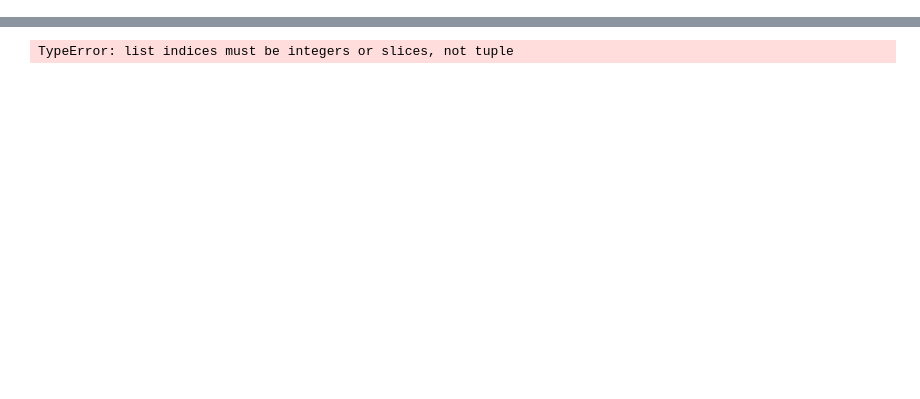
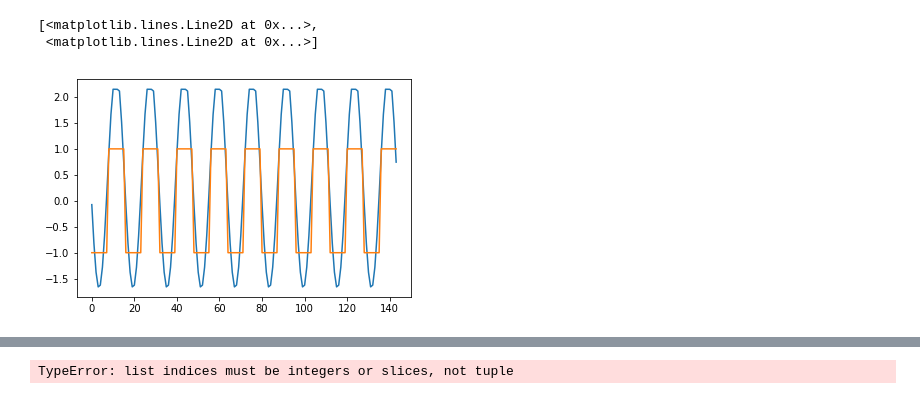
Before and after one commit to ccucumber/verdeta-lockin, a Jupyter notebook: analizaza.ipynb, the cells around one changed output, grey strips where cells are left out. Drawn from its saved outputs; the diff is of its cells as text; code cells hidden in the pictures; blank space fills up the shorter version.

```diff
--- a/analizaza.ipynb
+++ b/analizaza.ipynb
@@ -1,5 +1,11 @@
 # %%
 import numpy as np
 import matplotlib.pyplot as plt
-dane = np.loadtxt('probe_17 20181207-181747.txt')
+dane = np.loadtxt('analog.txt')
+len(dane)
+plt.plot(range(len(dane[:,0])),dane[:,0],range(len(dane[:,1])),dane[:,1])
+# %% [output]
+[<matplotlib.lines.Line2D at 0x...>,
+ <matplotlib.lines.Line2D at 0x...>]
+[figure, added]
 # %%
```
Also changed, not shown: parts of 6 cells of this notebook, 2 other files.
